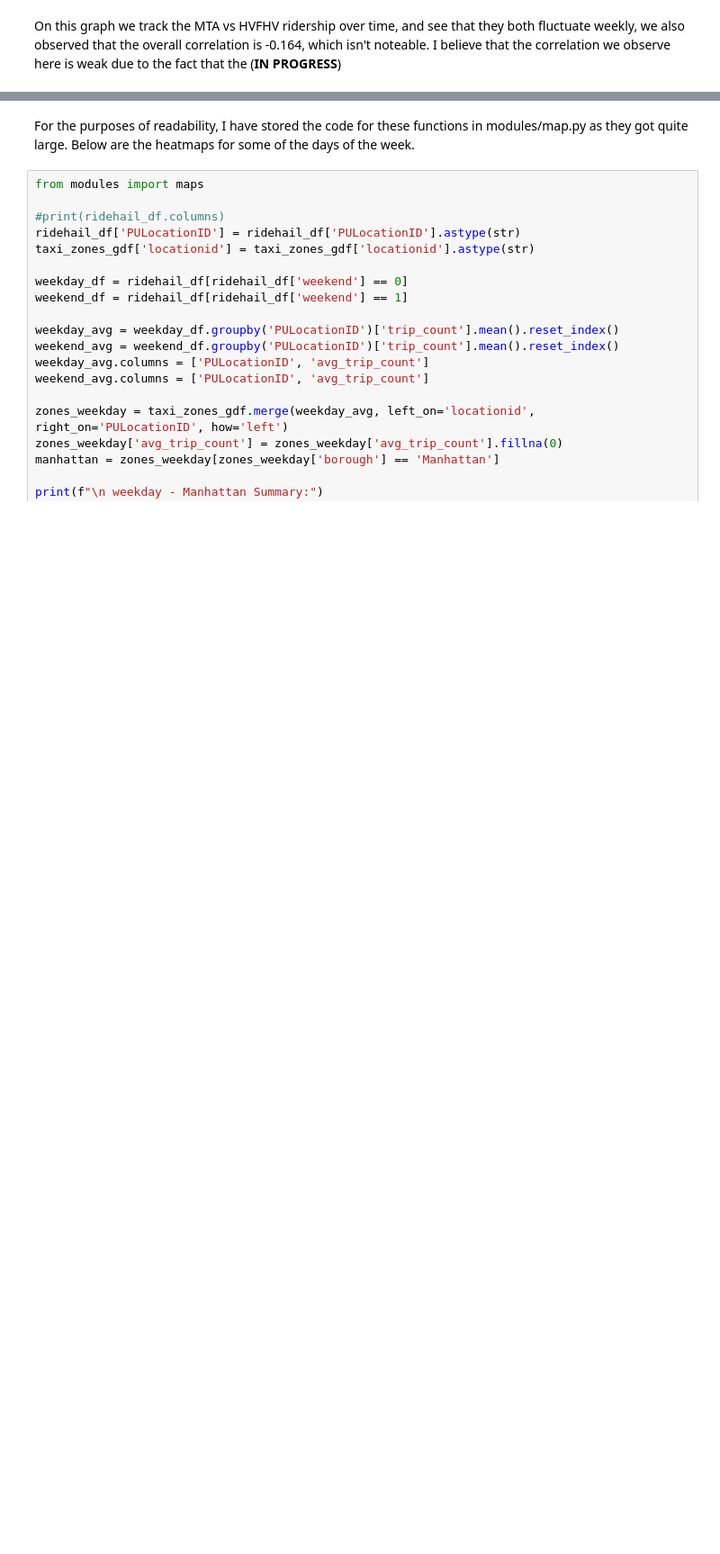
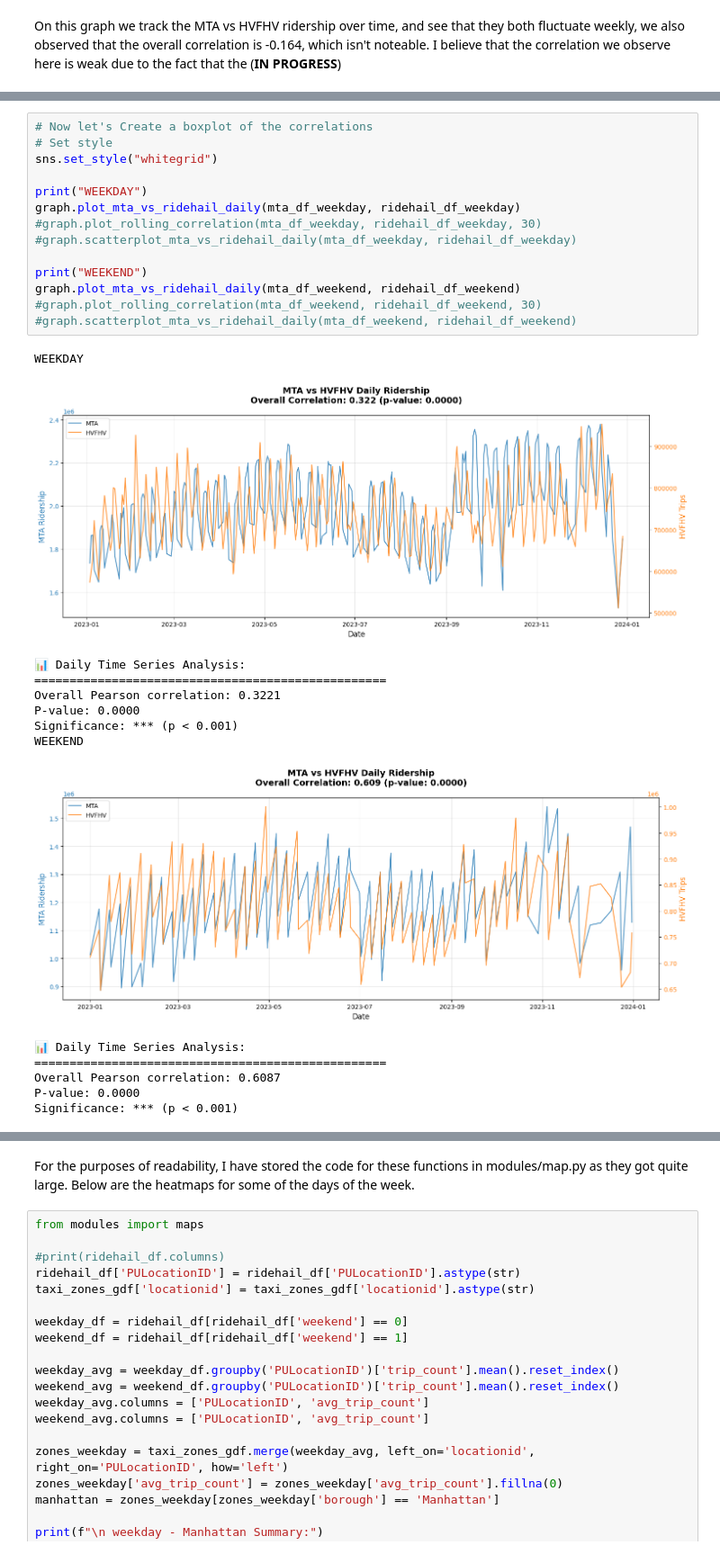
Before and after one commit to COGS108/Group063_WI26, a Jupyter notebook: 03-FinalProject.ipynb, the cells around one changed output, grey strips where cells are left out. Shown at 90% size. Saved outputs shown, nothing was run; the diff lists cells and outputs as text; blank space fills up the shorter version.

```diff
--- a/03-FinalProject.ipynb
+++ b/03-FinalProject.ipynb
@@ -902,0 +871,29 @@ plt.show()
+# %%
+# Now let's Create a boxplot of the correlations
+# Set style
+sns.set_style("whitegrid")
+
+print("WEEKDAY")
+graph.plot_mta_vs_ridehail_daily(mta_df_weekday, ridehail_df_weekday)
+#graph.plot_rolling_correlation(mta_df_weekday, ridehail_df_weekday, 30)
+#graph.scatterplot_mta_vs_ridehail_daily(mta_df_weekday, ridehail_df_weekday)
+
+print("WEEKEND")
+graph.plot_mta_vs_ridehail_daily(mta_df_weekend, ridehail_df_weekend)
+#graph.plot_rolling_correlation(mta_df_weekend, ridehail_df_weekend, 30)
+#graph.scatterplot_mta_vs_ridehail_daily(mta_df_weekend, ridehail_df_weekend)
+# %% [output]
+WEEKDAY
+[figure, added]
+📊 Daily Time Series Analysis:
+==================================================
+Overall Pearson correlation: 0.3221
+P-value: 0.0000
+Significance: *** (p < 0.001)
+WEEKEND
+[figure, added]
+📊 Daily Time Series Analysis:
+==================================================
+Overall Pearson correlation: 0.6087
+P-value: 0.0000
+Significance: *** (p < 0.001)
```
Also changed, not shown: parts of 20 cells of this notebook.
